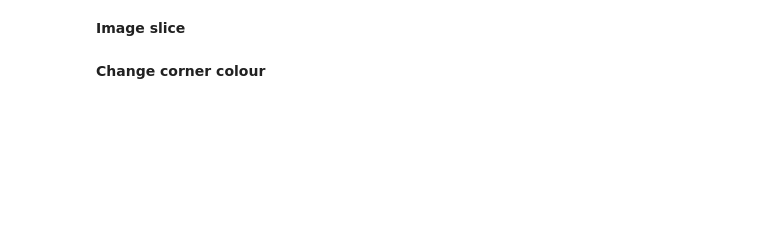
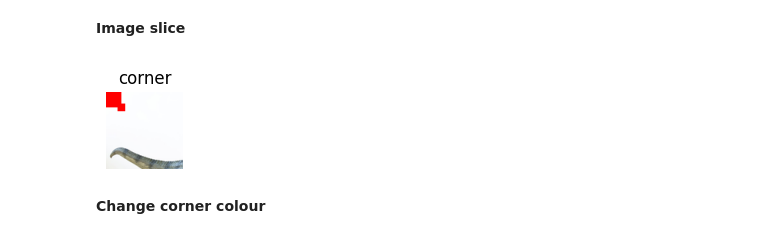
Before and after one commit to Olihaha/cds-visual, a Jupyter notebook: nbs/session1_inclass_oli.ipynb, the cells around one changed output. Drawn from its saved outputs; the diff is of its cells as text; code cells hidden in the pictures; blank space fills up the shorter version.

```diff
--- a/nbs/session1_inclass_oli.ipynb
+++ b/nbs/session1_inclass_oli.ipynb
@@ -282,2 +307,6 @@ __Modify colour__
+# %%
+# your code here
+image[15:25,15:25] = (0,0,255)
+b, g, r = image[0,0]
 # %%
 print(f"[INFO] pixels at (0, 0) - Red: {r}, Green {g}, Blue: {b}")
@@ -284,4 +315,10 @@ print(f"[INFO] pixels at (0, 0) - Red: {r}, Green {g}, Blue: {b}")
 # %% [markdown]
 __Image slice__
+# %%
+# your code here
+corner = image[0:100,0:100]
 # %%
 # your code here
+jimshow(corner, "corner")
+# %% [output]
+[figure, added]
```
Also changed, not shown: parts of 25 cells of this notebook.
